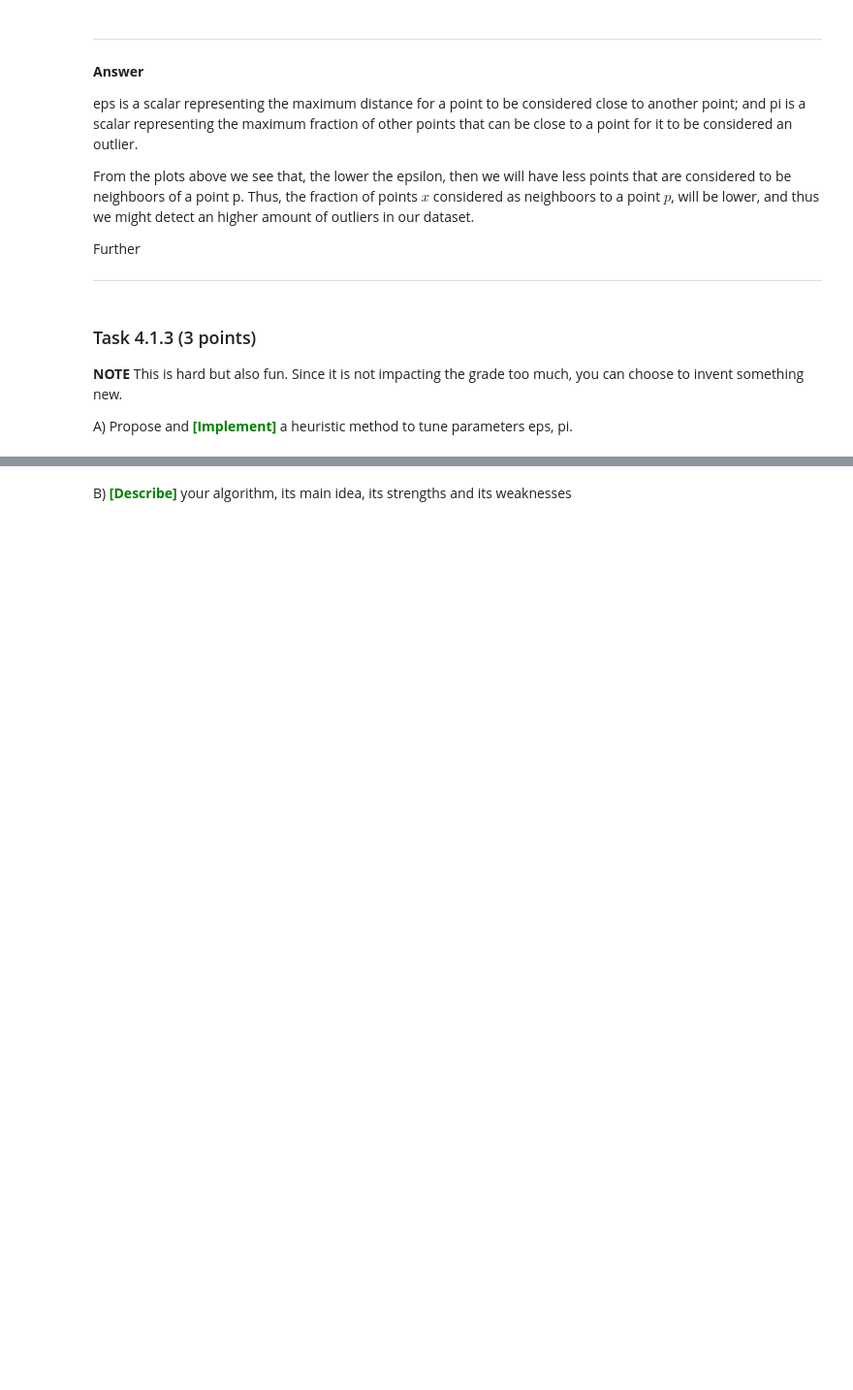
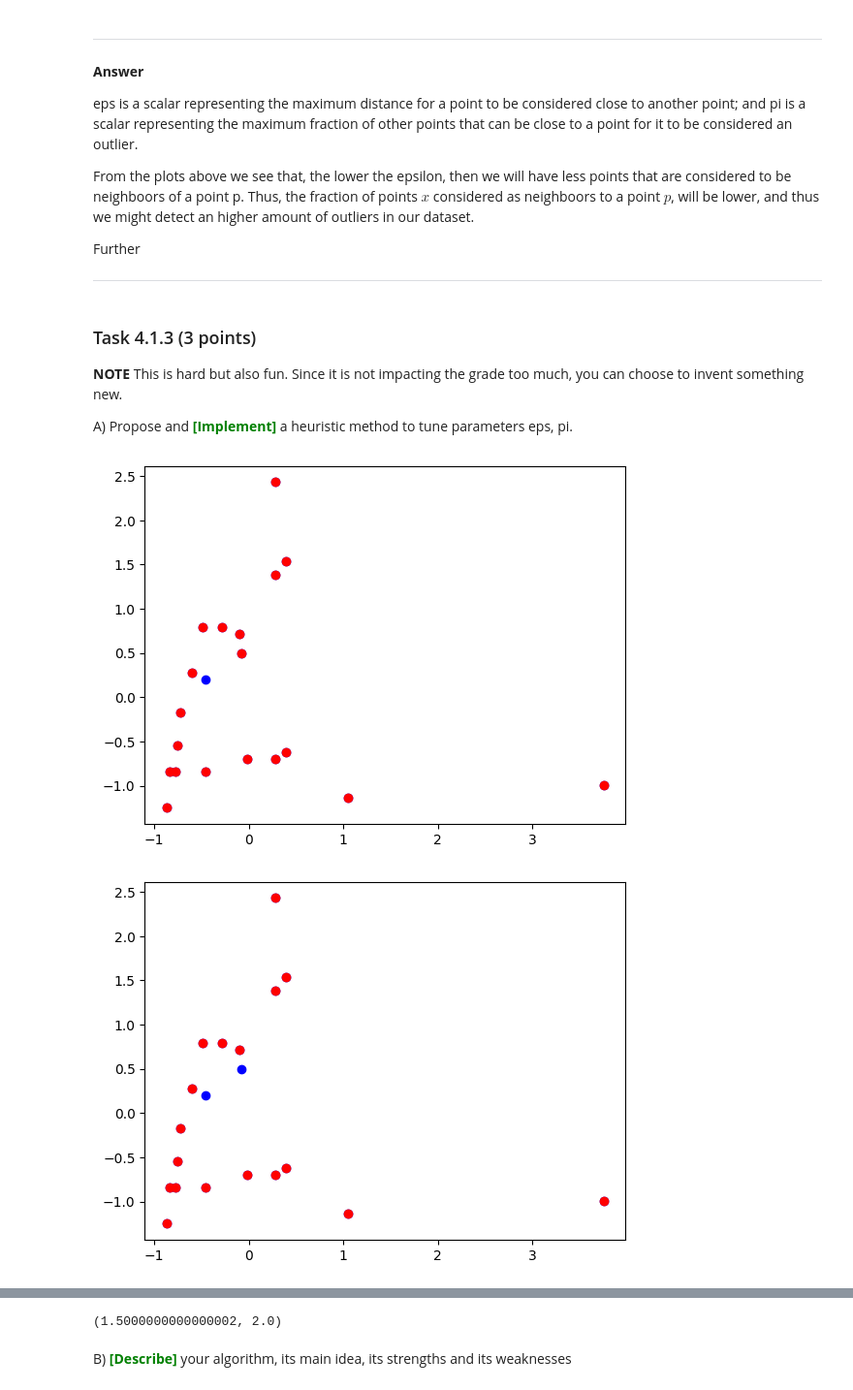
Before and after one commit to BjarkiKassOlsen/DM-Hand-In, a Jupyter notebook: handins/handin1.ipynb, the cells around one changed output, grey strips where cells are left out. Shown at 97% size. Saved outputs shown, nothing was run; the diff lists cells and outputs as text; code cells hidden in the pictures; blank space fills up the shorter version.

```diff
--- a/handins/handin1.ipynb
+++ b/handins/handin1.ipynb
@@ -1504,12 +1507,48 @@ Further
 **NOTE** This is hard but also fun. Since it is not impacting the grade too much, you can choose to invent something new.
 
 A) Propose and <span style='color: green'>**\[Implement\]**</span> a heuristic method to tune parameters eps, pi.
-# %%
-def tune_dboutliers(X):
-    eps = 0
-    pi = 0
-    ### YOUR STARTS CODE HERE
-
-
-    ### YOUR ENDS CODE HERE
-    return eps, pi
+# %%
+
+import numpy as np
+import matplotlib.pyplot as plt
+
+def tune_dboutliers(X, eps=0.5, pi=2, max_iter=10, plot=True):
+    # Define threshold for outlier detection
+    threshold = pi * np.median(X)
+
+    # Iteratively adjust eps and pi
+    for i in range(max_iter):
+        # Detect outliers
+        outliers = np.where(np.linalg.norm(X, axis=1) > eps)
+
+        # Plot the data and outliers
+        if plot:
+            plt.scatter(X[:, 0], X[:, 1], color='b')
+            plt.scatter(X[outliers, 0], X[outliers, 1], color='r')
+            plt.show()
+
+        # Compute the fraction of outliers and adjust eps and pi accordingly
+        frac_outliers = len(outliers[0]) / len(X)
+        if frac_outliers > 0.05:
+            eps += 0.1
+        elif frac_outliers < 0.01:
+            eps -= 0.1
+        else:
+            break
+        pi = threshold / np.median(X)
+
+    """
+    The function iteratively adjusts eps and pi based on the fraction of detected outliers, until the fraction is between 1% and 5%
+    or the maximum number of iterations is reached.
+    We adjust eps by a fixed amount of 0.1, and set pi based on the updated value of eps and the median of the data.
+    """
+
+    # Return optimized parameters
+    eps_opt = eps
+    pi_opt = pi
+    return eps_opt, pi_opt
+
+print(tune_dboutliers(X_scaled, eps=0.5, pi=2, max_iter=10, plot=True))
+# %% [output]
+[figure, added]
+[figure, added]
@@ -1516,3 +1563,4 @@ def tune_dboutliers(X):
+(1.5000000000000002, 2.0)
 # %% [markdown]
 B) <span style='color: green'>**\[Describe\]**</span> your algorithm, its main idea, its strengths and its weaknesses
 # %% [markdown]
```
Also changed, not shown: parts of 17 cells of this notebook.
